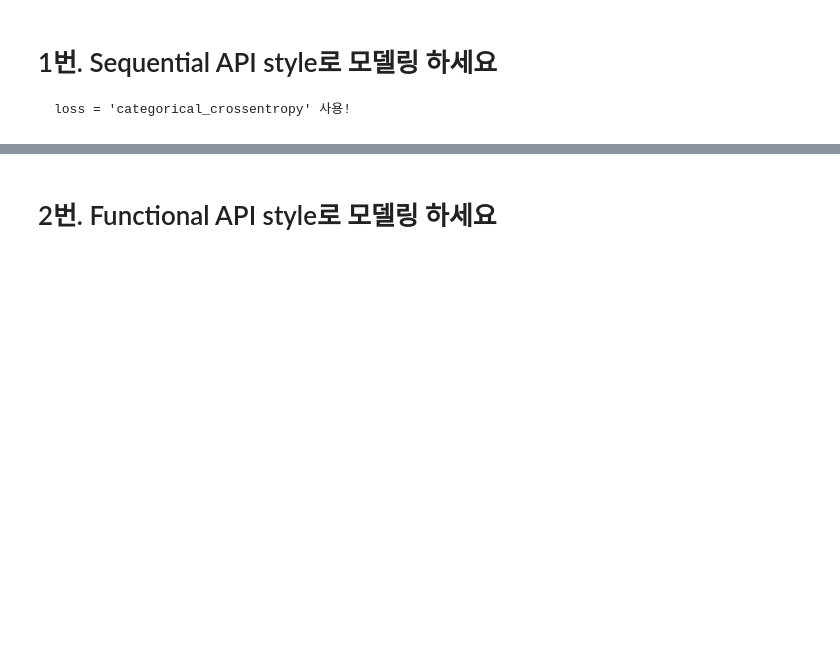
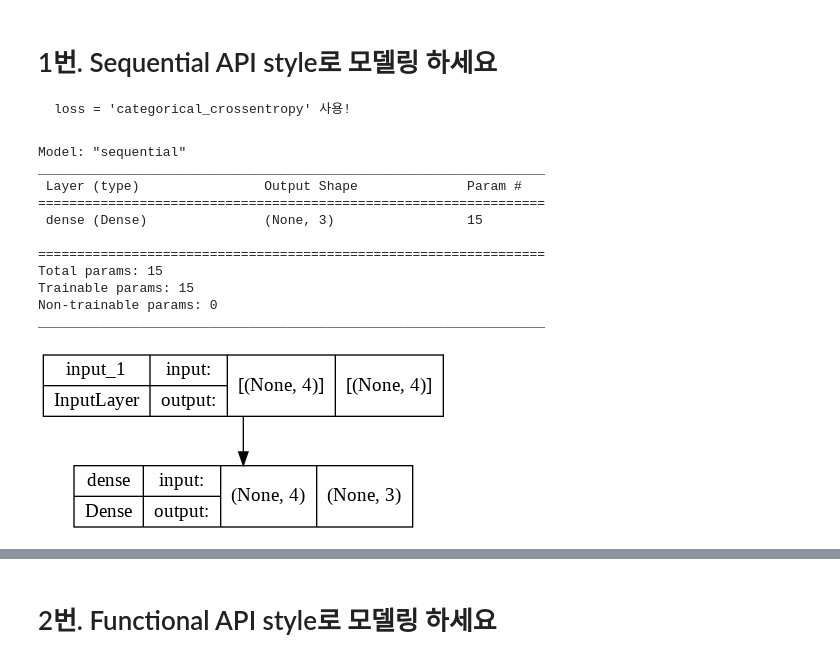
Before and after one commit to ringolove/aivle2201, a Jupyter notebook: DL/1_3_iris.ipynb, the cells around one changed output, grey strips where cells are left out. Cells and saved outputs as stored; diff of their text form; code cells hidden in the pictures; blank space fills up the shorter version.

```diff
--- a/DL/1_3_iris.ipynb
+++ b/DL/1_3_iris.ipynb
@@ -26,3 +40,38 @@ x.shape, y.shape
 # 1번. Sequential API style로 모델링 하세요
 
     loss = 'categorical_crossentropy' 사용!
+# %%
+# 라이브러리 불러오기
+import tensorflow as tf
+from tensorflow import keras
+
+# 모델링: Sequential API
+
+# 1. 세션 클리어
+keras.backend.clear_session()
+
+# 2. 모델 선언
+model = keras.models.Sequential()
+
+# 3. 레이어 블록 조립
+model.add(keras.layers.Input(shape=(4,)))
+model.add(keras.layers.Dense(3, activation='softmax'))
+
+# 4. 컴파일
+model.compile(loss='categorical_crossentropy', optimizer='adam', metrics=['accuracy'])
+# %%
+model.summary()
+tf.keras.utils.plot_model(model, show_shapes=True)
+# %% [output]
+Model: "sequential"
+_________________________________________________________________
+ Layer (type)                Output Shape              Param #
+=================================================================
+ dense (Dense)               (None, 3)                 15
+
+=================================================================
+Total params: 15
+Trainable params: 15
+Non-trainable params: 0
+_________________________________________________________________
+[figure, added]
```
Also changed, not shown: parts of 8 cells of this notebook, 3 other files.
